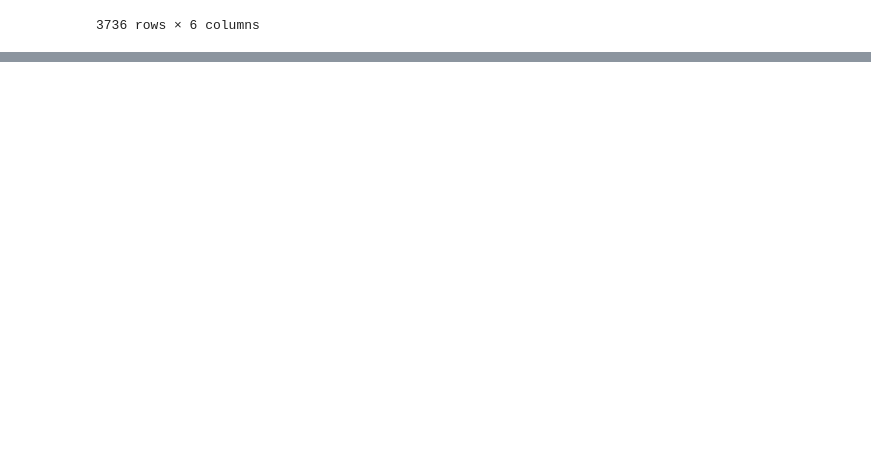
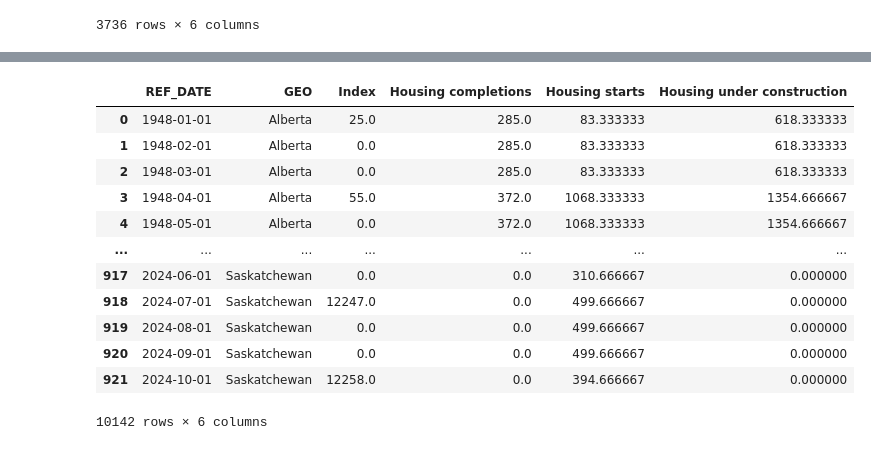
Before and after one commit to noob-noob1/IRCC_Project, a Jupyter notebook: datasets/Housing Dataset/Housing_Started/Husing numbers started/HousingStarted_Notebook.ipynb, the cells around one changed output, grey strips where cells are left out. Saved outputs shown, nothing was run; the diff lists cells and outputs as text; code cells hidden in the pictures; blank space fills up the shorter version.

```diff
--- a/datasets/Housing Dataset/Housing_Started/Husing numbers started/HousingStarted_Notebook.ipynb
+++ b/datasets/Housing Dataset/Housing_Started/Husing numbers started/HousingStarted_Notebook.ipynb
@@ -160,0 +178,46 @@ grouped_df
+# %%
+#Filling up with 0
+grouped_df.fillna(0, inplace=True)
+# %%
+# Function to distribute values for missing months
+def distribute_values(group):
+    group = group.set_index("REF_DATE").asfreq("MS")  # Set monthly frequency
+
+    cols_to_fill = ["Housing completions", "Housing starts", "Housing under construction"]
+
+    for col in cols_to_fill:
+        non_null_dates = group[col].dropna().index  # Get dates where data exists
+
+        for date in non_null_dates:
+            if date.month in [1, 4, 7, 10]:  # Check if it's a quarter start (original months)
+                value = group.loc[date, col]  # Get the original value
+
+                # Calculate equal split for the next two months
+                split_value = value / 3
+
+                # Assign split values for that quarter
+                group.at[date, col] = split_value
+                if date + pd.DateOffset(months=1) in group.index:
+                    group.at[date + pd.DateOffset(months=1), col] = split_value
+                if date + pd.DateOffset(months=2) in group.index:
+                    group.at[date + pd.DateOffset(months=2), col] = split_value
+
+    return group.reset_index()
+# %%
+grouped_df_filled = grouped_df.groupby("GEO", group_keys=False).apply(distribute_values)
+# %%
+grouped_df_filled
+# %% [output]
+|  | REF_DATE | GEO | Index | Housing completions | Housing starts | Housing under construction |
+| 0 | 1948-01-01 | Alberta | 25.0 | 285.0 | 83.333333 | 618.333333 |
+| 1 | 1948-02-01 | Alberta | 0.0 | 285.0 | 83.333333 | 618.333333 |
+| 2 | 1948-03-01 | Alberta | 0.0 | 285.0 | 83.333333 | 618.333333 |
+| 3 | 1948-04-01 | Alberta | 55.0 | 372.0 | 1068.333333 | 1354.666667 |
+| 4 | 1948-05-01 | Alberta | 0.0 | 372.0 | 1068.333333 | 1354.666667 |
+| ... | ... | ... | ... | ... | ... | ... |
+| 917 | 2024-06-01 | Saskatchewan | 0.0 | 0.0 | 310.666667 | 0.000000 |
+| 918 | 2024-07-01 | Saskatchewan | 12247.0 | 0.0 | 499.666667 | 0.000000 |
+| 919 | 2024-08-01 | Saskatchewan | 0.0 | 0.0 | 499.666667 | 0.000000 |
+| 920 | 2024-09-01 | Saskatchewan | 0.0 | 0.0 | 499.666667 | 0.000000 |
+| 921 | 2024-10-01 | Saskatchewan | 12258.0 | 0.0 | 394.666667 | 0.000000 |
+10142 rows × 6 columns
```
Also changed, not shown: parts of 10 cells of this notebook, 3 other files.
